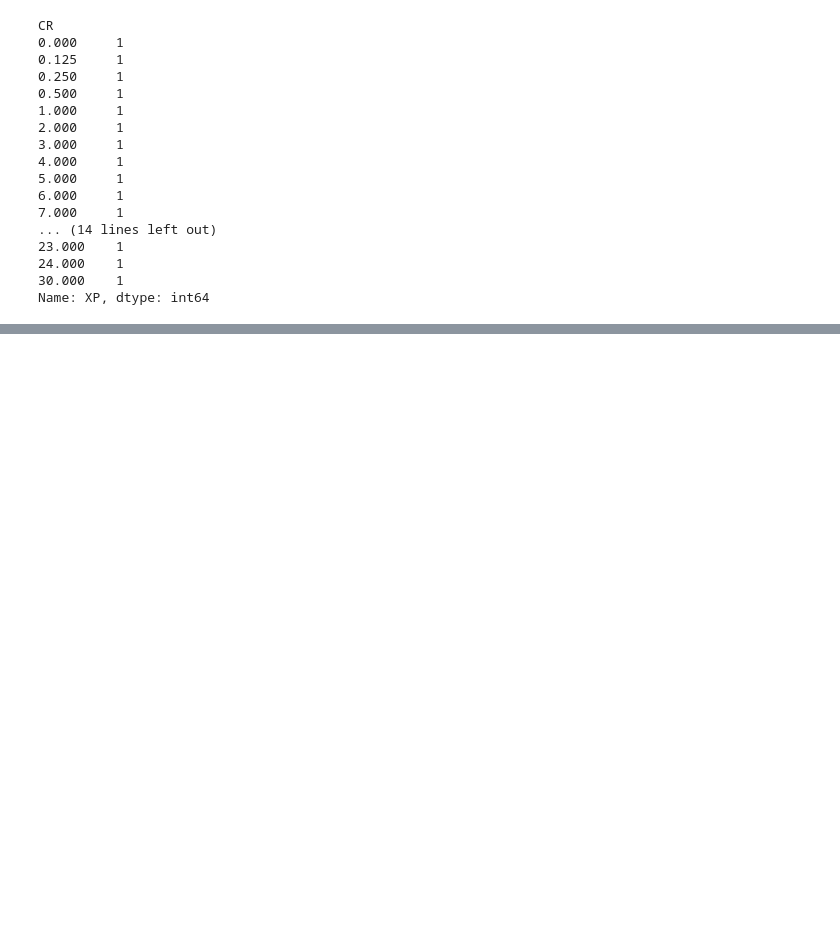
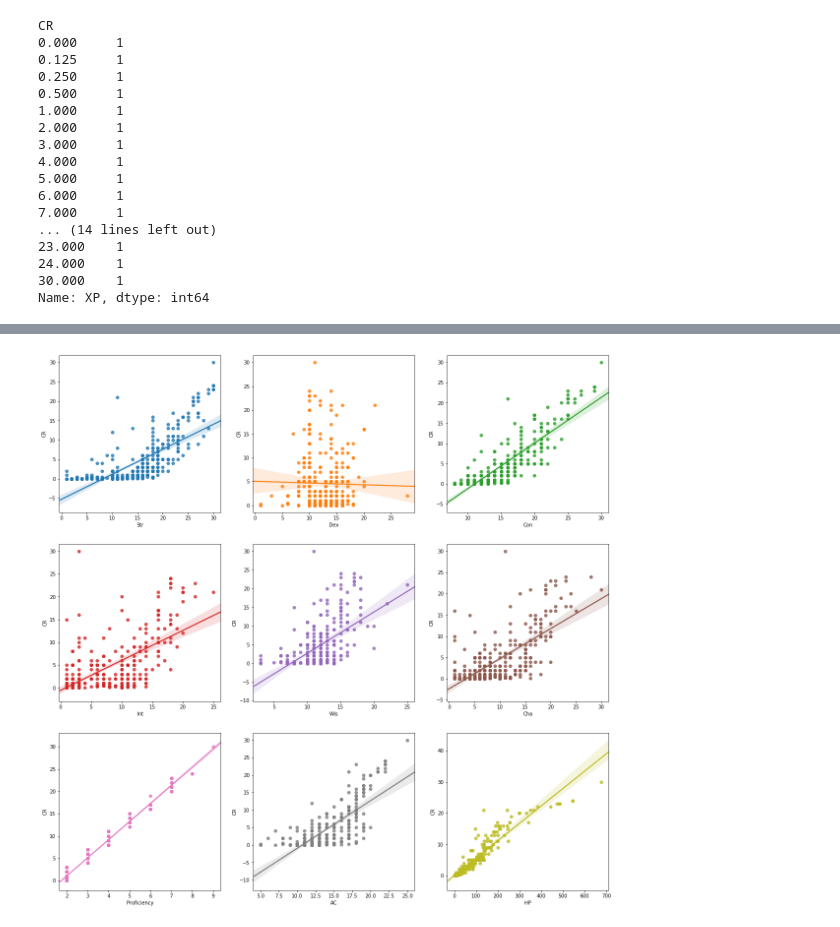
Before and after one commit to r3dunlop/DnDMonsterEngine, a Jupyter notebook: MonsterBasicAnalysis.ipynb, the cells around one changed output, grey strips where cells are left out. Cells and saved outputs as stored; diff of their text form; code cells hidden in the pictures; blank space fills up the shorter version.

```diff
--- a/MonsterBasicAnalysis.ipynb
+++ b/MonsterBasicAnalysis.ipynb
@@ -196,0 +217,15 @@ plt.show()
+# %%
+fig, axs = plt.subplots(figsize=(20,20),ncols=3,nrows=3)
+sns.regplot(x=X.Str,y=y.CR,ax=axs[0][0])
+sns.regplot(x=X.Dex,y=y.CR,ax=axs[0][1])
+sns.regplot(x=X.Con,y=y.CR,ax=axs[0][2])
+sns.regplot(x=X.Int,y=y.CR,ax=axs[1][0])
+sns.regplot(x=X.Wis,y=y.CR,ax=axs[1][1])
+sns.regplot(x=X.Cha,y=y.CR,ax=axs[1][2])
+sns.regplot(x=X.Proficiency,y=y.CR,ax=axs[2][0])
+sns.regplot(x=X.AC,y=y.CR,ax=axs[2][1])
+sns.regplot(x=X.HP,y=y.CR,ax=axs[2][2])
+plt.subplots_adjust(hspace=0.2, wspace=0.2)
+plt.show()
+# %% [output]
+[figure, added]
```
Also changed, not shown: parts of 10 cells of this notebook, 1 other file.
